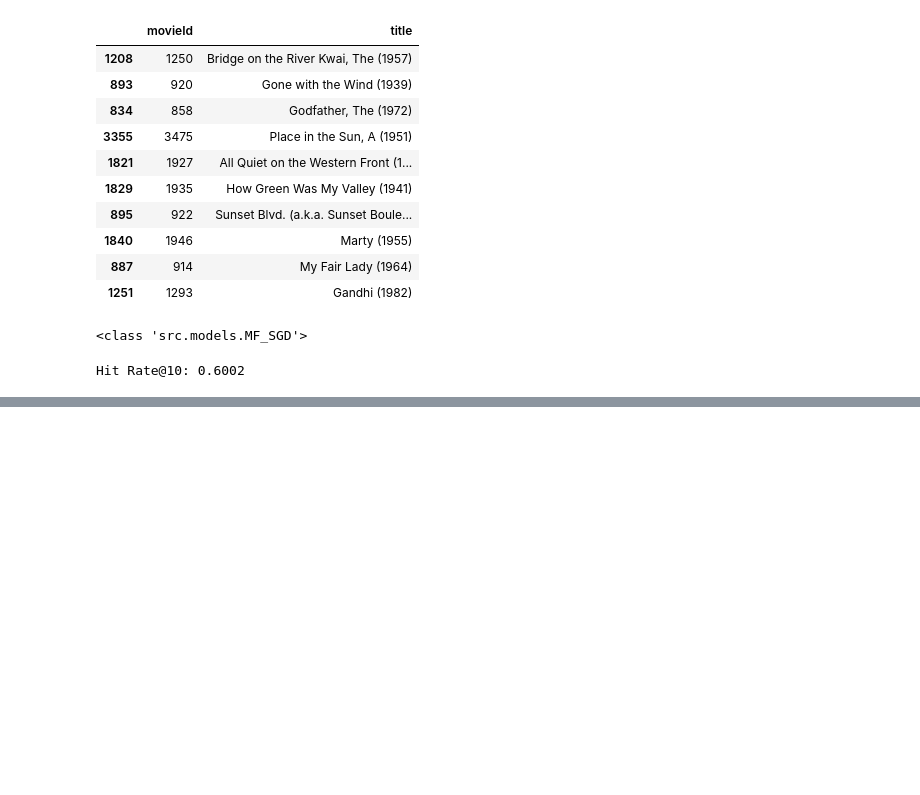
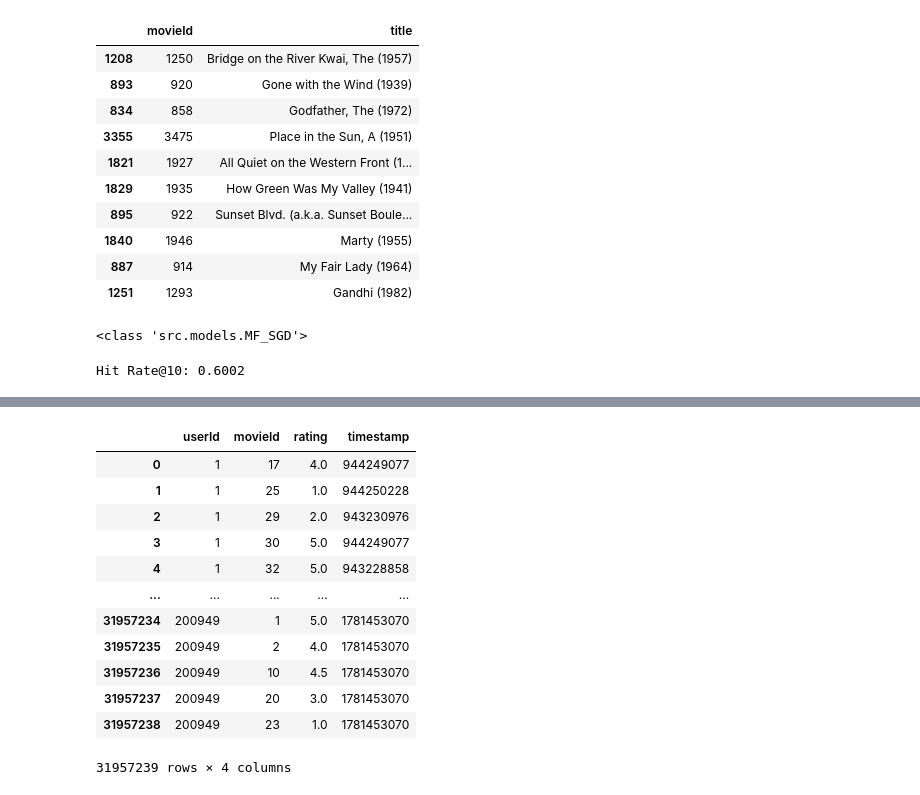
Before and after one commit to Pawel-Stepien1/Movie_Recommendation_System, a Jupyter notebook: notebooks/03_modeling.ipynb, the cells around one changed output, grey strips where cells are left out. Drawn from its saved outputs; the diff is of its cells as text; code cells hidden in the pictures; blank space fills up the shorter version.

```diff
--- a/notebooks/03_modeling.ipynb
+++ b/notebooks/03_modeling.ipynb
@@ -300,0 +536,16 @@ Hit Rate@10: 0.6002
+# %%
+ratings
+# %% [output]
+|  | userId | movieId | rating | timestamp |
+| 0 | 1 | 17 | 4.0 | 944249077 |
+| 1 | 1 | 25 | 1.0 | 944250228 |
+| 2 | 1 | 29 | 2.0 | 943230976 |
+| 3 | 1 | 30 | 5.0 | 944249077 |
+| 4 | 1 | 32 | 5.0 | 943228858 |
+| ... | ... | ... | ... | ... |
+| 31957234 | 200949 | 1 | 5.0 | 1781453070 |
+| 31957235 | 200949 | 2 | 4.0 | 1781453070 |
+| 31957236 | 200949 | 10 | 4.5 | 1781453070 |
+| 31957237 | 200949 | 20 | 3.0 | 1781453070 |
+| 31957238 | 200949 | 23 | 1.0 | 1781453070 |
+31957239 rows × 4 columns
```
Also changed, not shown: parts of 7 cells of this notebook, 3 other files.
